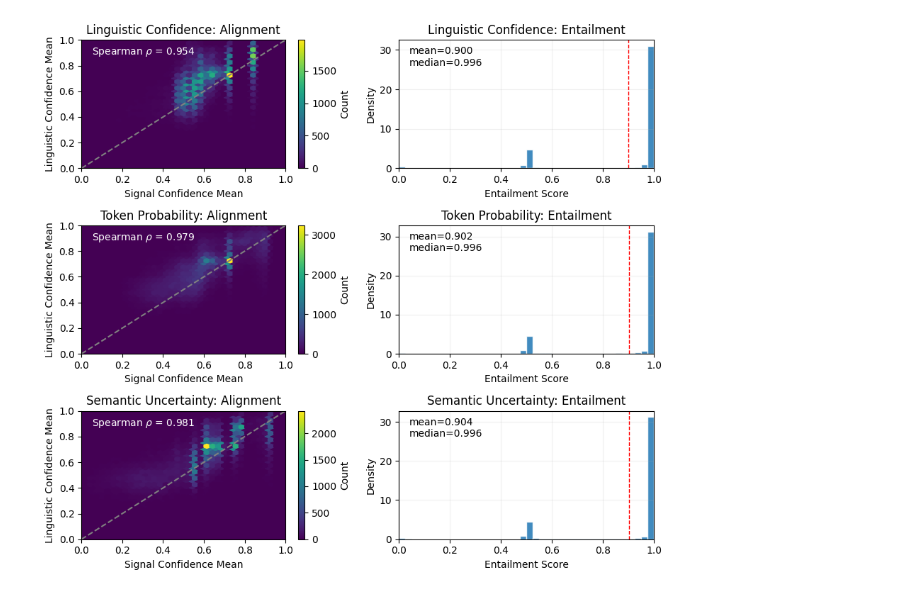
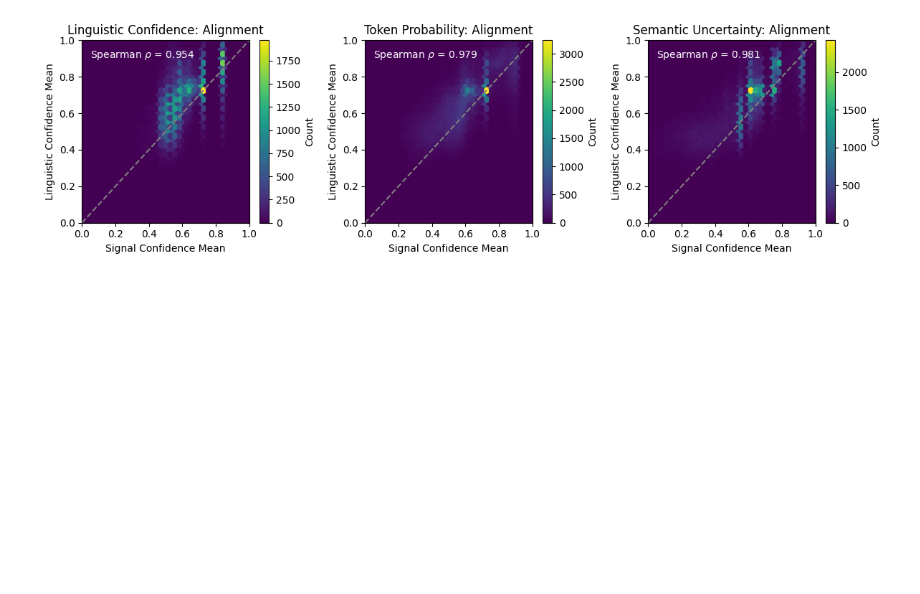
Before and after one commit to Ivan-Yeh/lm-confidence-evaluation-harness, a Jupyter notebook: paper_materials/signal_linguistic_confidence_alignment.ipynb, the cells around one changed output. Drawn from its saved outputs; the diff is of its cells as text; code cells hidden in the pictures; blank space fills up the shorter version.

```diff
--- a/paper_materials/signal_linguistic_confidence_alignment.ipynb
+++ b/paper_materials/signal_linguistic_confidence_alignment.ipynb
@@ -198,71 +139,40 @@ entailment_scores_by_estimator = build_entailment_scores_by_estimator(
 # %%
+# Build correlation-only figure (1 row x 3 columns).
+fig, axes = plt.subplots(1, 3, figsize=(12, 3.5), squeeze=False)
 
-# Step 2: Build figure using cached entailment scores.
-fig, axes = plt.subplots(3, 2, figsize=(9, 8))
-
-for row_idx, est_key in enumerate(row_order):
+for col_idx, est_key in enumerate(row_order):
     est_label = estimator_label_map.get(est_key, est_key.upper())
     data = estimator_data[est_key]
 
-    # ---- Left: bin-smoothed correlation via hexbin ----
     x_est, y_est = _clean_xy(data["signal_means"], data["lc_means"])
     rho_est, _, _ = spearman_with_binning(x_est, y_est, n_bins=500)
 
-    ax_left = axes[row_idx, 0]
-    hb = ax_left.hexbin(
+    ax = axes[0, col_idx]
+    hb = ax.hexbin(
         x_est,
         y_est,
         gridsize=35,
         extent=(0, 1, 0, 1),
     )
-    ax_left.plot([0, 1], [0, 1], linestyle="--", color="grey")
-    ax_left.set_xlim(0, 1)
-    ax_left.set_ylim(0, 1)
-    ax_left.set_xlabel("Signal Confidence Mean")
-    ax_left.set_ylabel("Linguistic Confidence Mean")
-    ax_left.set_title(f"{est_label}: Alignment")
-    ax_left.text(
+    ax.plot([0, 1], [0, 1], linestyle="--", color="grey")
+    ax.set_xlim(0, 1)
+    ax.set_ylim(0, 1)
+    ax.set_xlabel("Signal Confidence Mean")
+    ax.set_ylabel("Linguistic Confidence Mean")
+    ax.set_title(f"{est_label}: Alignment")
+    ax.text(
         0.05,
         0.95,
         fr"Spearman $\rho$ = {rho_est:.3f}",
-        transform=ax_left.transAxes,
+        transform=ax.transAxes,
         va="top",
         color="white",
     )
-    cb = fig.colorbar(hb, ax=ax_left)
+    cb = fig.colorbar(hb, ax=ax)
     cb.set_label("Count")
-
-    # ---- Right: entailment distribution (from cached inference outputs) ----
-    similarities_est = entailment_scores_by_estimator.get(est_key, np.array([], dtype=float))
-
-    ax_right = axes[row_idx, 1]
-    bins = np.linspace(0.0, 1.0, 41)
-    if len(similarities_est) > 0:
-        ax_right.hist(similarities_est, bins=bins, density=True, alpha=0.85, edgecolor="white")
-        ax_right.axvline(np.mean(similarities_est), linestyle="--", linewidth=1, color="red")
-        summary_text = (
-            f"mean={np.mean(similarities_est):.3f}\n"
-            f"median={np.median(similarities_est):.3f}"
-        )
-    else:
-        summary_text = "n=0\nmean=NA\nmedian=NA"
-
-    ax_right.set_xlim(0, 1)
-    ax_right.set_xlabel("Entailment Score")
-    ax_right.set_ylabel("Density")
-    ax_right.set_title(f"{est_label}: Entailment")
-    ax_right.grid(alpha=0.2)
-    ax_right.text(
-        0.04,
-        0.95,
-        summary_text,
-        transform=ax_right.transAxes,
-        va="top",
-        ha="left",
-    )
 
 plt.tight_layout()
 plt.savefig("direct_qa_linguistic-calibration-quality-by-estimator.pdf", dpi=300, bbox_inches="tight")
 plt.show()
 # %% [output]
-[figure, old version]
+[figure, new version]
```
Also changed, not shown: parts of 1 cell of this notebook, 10 other files.
